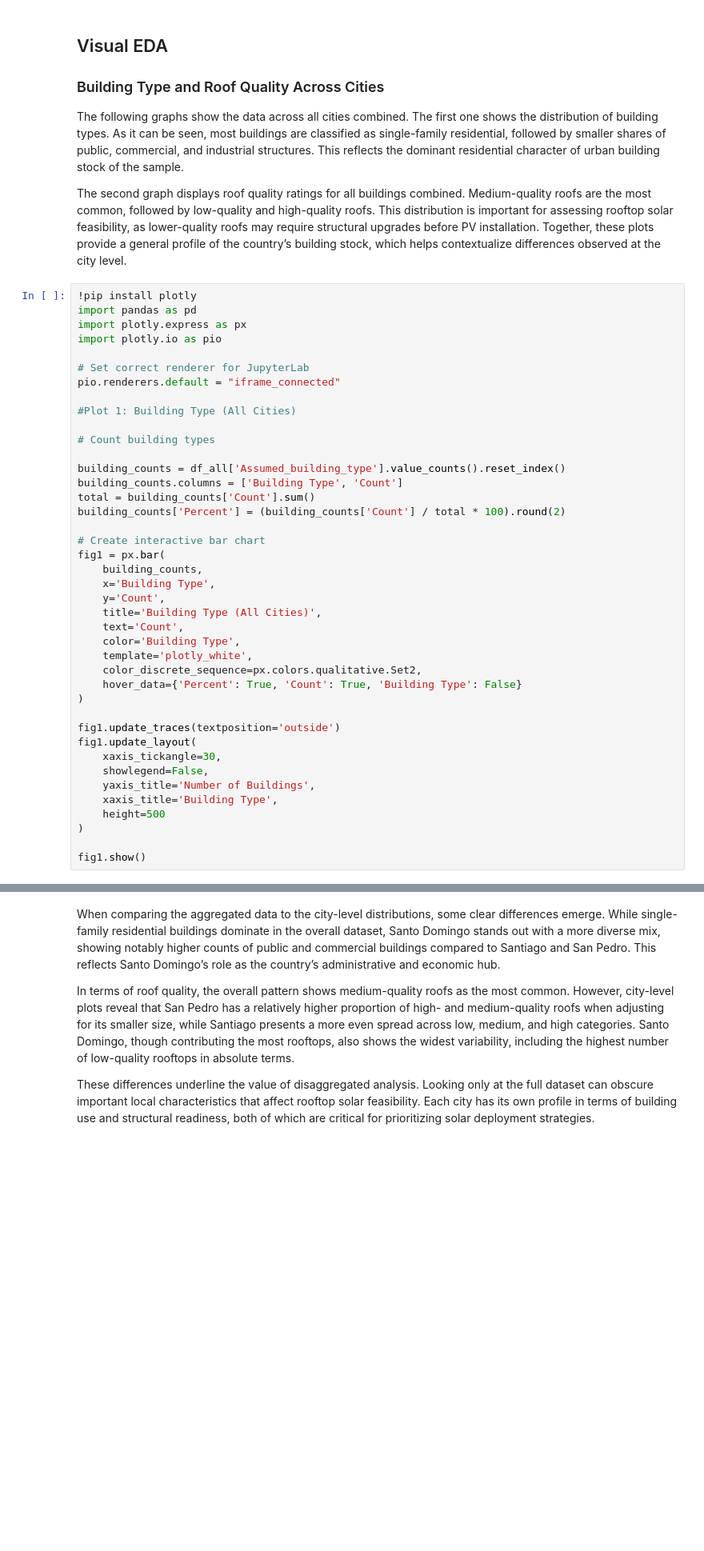
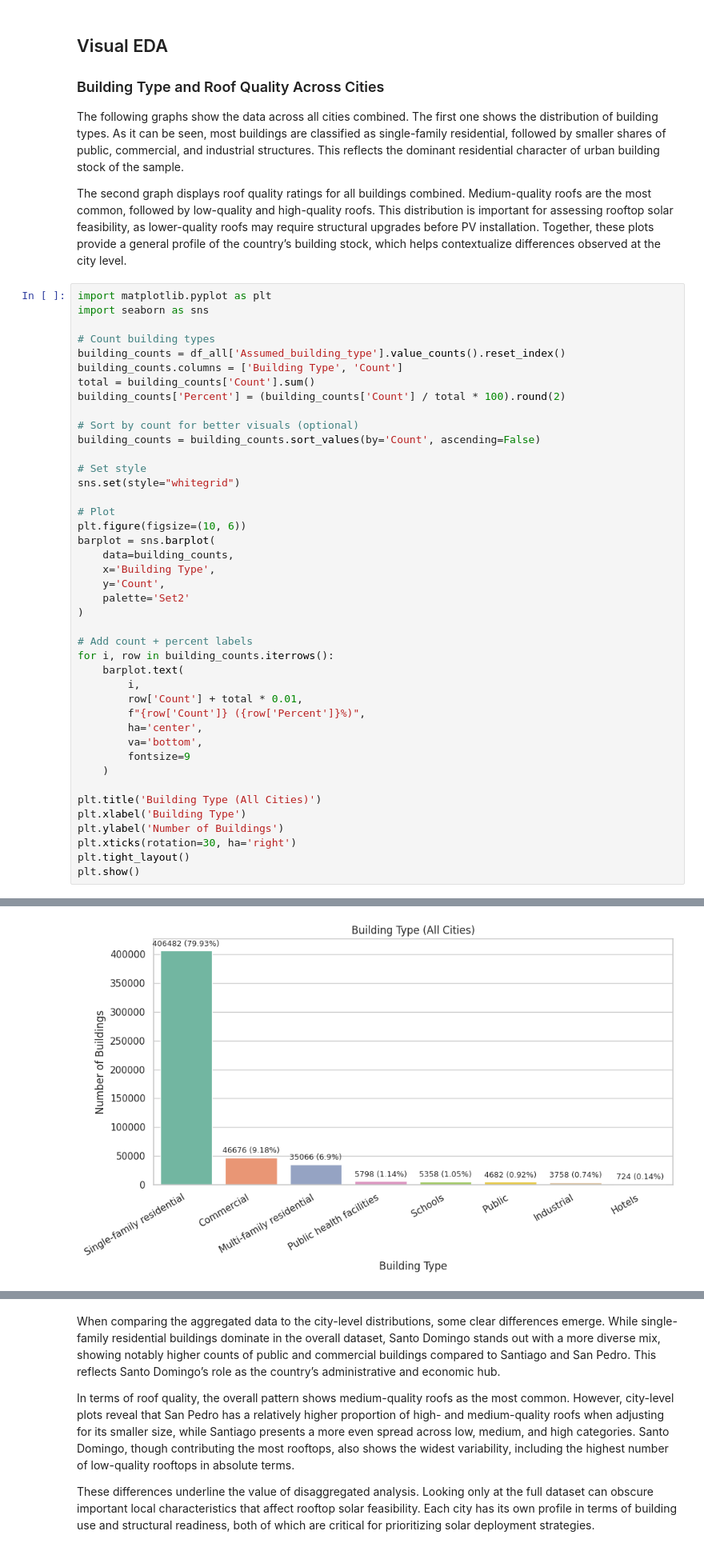
Before and after one commit to julipappano/solarpotential, a Jupyter notebook: solarpotential_jp.ipynb, the cells around one changed output, grey strips where cells are left out. Shown at 80% size. Drawn from its saved outputs; the diff is of its cells as text; blank space fills up the shorter version.

```diff
--- a/solarpotential_jp.ipynb
+++ b/solarpotential_jp.ipynb
@@ -390,44 +390,45 @@ The following graphs show the data across all cities combined. The first one sho
 
 The second graph displays roof quality ratings for all buildings combined. Medium-quality roofs are the most common, followed by low-quality and high-quality roofs. This distribution is important for assessing rooftop solar feasibility, as lower-quality roofs may require structural upgrades before PV installation. Together, these plots provide a general profile of the country’s building stock, which helps contextualize differences observed at the city level.
 # %%
-!pip install plotly
-import pandas as pd
-import plotly.express as px
-import plotly.io as pio
-
-# Set correct renderer for JupyterLab
-pio.renderers.default = "iframe_connected"
-
-#Plot 1: Building Type (All Cities)
+import matplotlib.pyplot as plt
+import seaborn as sns
 
 # Count building types
-
 building_counts = df_all['Assumed_building_type'].value_counts().reset_index()
 building_counts.columns = ['Building Type', 'Count']
 total = building_counts['Count'].sum()
 building_counts['Percent'] = (building_counts['Count'] / total * 100).round(2)
 
-# Create interactive bar chart
-fig1 = px.bar(
-    building_counts,
+# Sort by count for better visuals (optional)
+building_counts = building_counts.sort_values(by='Count', ascending=False)
+
+# Set style
+sns.set(style="whitegrid")
+
+# Plot
+plt.figure(figsize=(10, 6))
+barplot = sns.barplot(
+    data=building_counts,
     x='Building Type',
     y='Count',
-    title='Building Type (All Cities)',
-    text='Count',
-    color='Building Type',
-    template='plotly_white',
-    color_discrete_sequence=px.colors.qualitative.Set2,
-    hover_data={'Percent': True, 'Count': True, 'Building Type': False}
+    palette='Set2'
 )
 
-fig1.update_traces(textposition='outside')
-fig1.update_layout(
-    xaxis_tickangle=30,
-    showlegend=False,
-    yaxis_title='Number of Buildings',
-    xaxis_title='Building Type',
-    height=500
-)
+# Add count + percent labels
+for i, row in building_counts.iterrows():
+    barplot.text(
+        i,
+        row['Count'] + total * 0.01,
+        f"{row['Count']} ({row['Percent']}%)",
+        ha='center',
+        va='bottom',
+        fontsize=9
+    )
 
-fig1.show()
+plt.title('Building Type (All Cities)')
+plt.xlabel('Building Type')
+plt.ylabel('Number of Buildings')
+plt.xticks(rotation=30, ha='right')
+plt.tight_layout()
+plt.show()
 # %% [output]
@@ -438,3 +438,4 @@ Requirement already satisfied: packaging in /opt/conda/lib/python3.11/site-packa
+[figure, added]
 # %%
 
 #  Plot 2: Roof Quality (All Cities)
```
Also changed, not shown: parts of 4 cells of this notebook.
